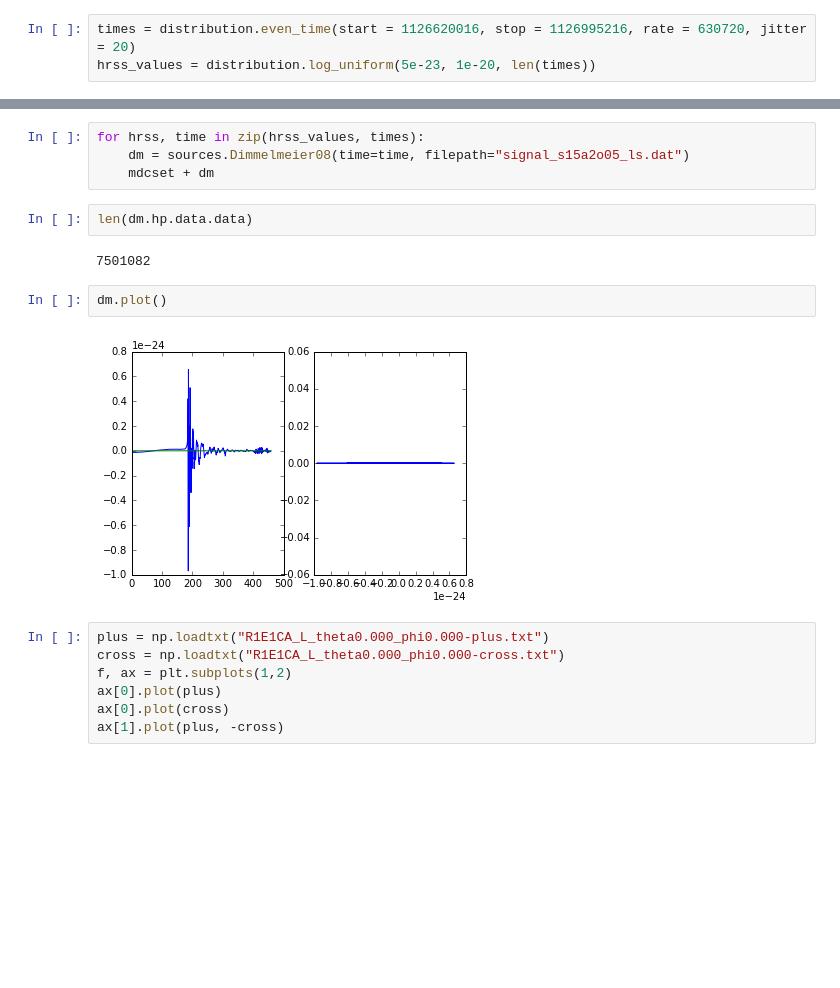
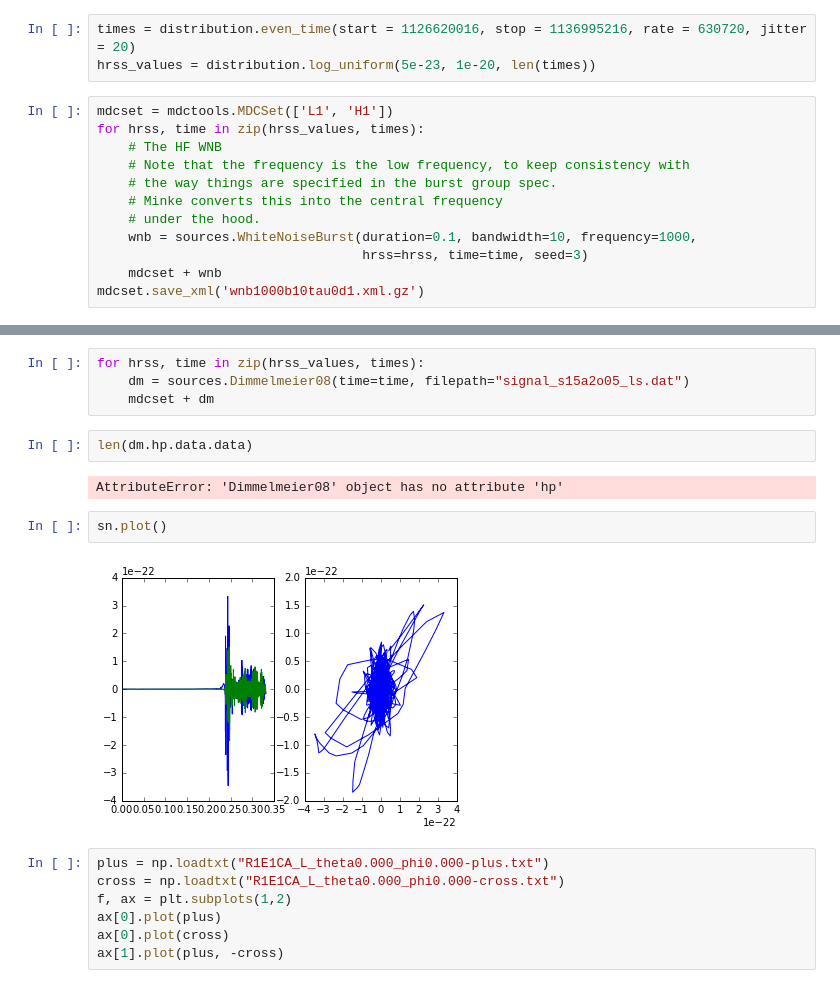
Before and after one commit to transientlunatic/minke, a Jupyter notebook: notebooks/Sine Gaussians.ipynb, the cells around one changed output, grey strips where cells are left out. Cells and saved outputs as stored; diff of their text form; blank space fills up the shorter version.

```diff
--- a/notebooks/Sine Gaussians.ipynb
+++ b/notebooks/Sine Gaussians.ipynb
@@ -9,8 +9,20 @@ import matplotlib.pyplot as plt
 # %%
 mdcset = mdctools.MDCSet(['L1', 'H1'])
 # %%
-times = distribution.even_time(start = 1126620016, stop = 1126995216, rate = 630720, jitter = 20)
+times = distribution.even_time(start = 1126620016, stop = 1136995216, rate = 630720, jitter = 20)
 hrss_values = distribution.log_uniform(5e-23, 1e-20, len(times))
+# %%
+mdcset = mdctools.MDCSet(['L1', 'H1'])
+for hrss, time in zip(hrss_values, times):
+    # The HF WNB
+    # Note that the frequency is the low frequency, to keep consistency with
+    # the way things are specified in the burst group spec.
+    # Minke converts this into the central frequency
+    # under the hood.
+    wnb = sources.WhiteNoiseBurst(duration=0.1, bandwidth=10, frequency=1000,
+                                  hrss=hrss, time=time, seed=3)
+    mdcset + wnb
+mdcset.save_xml('wnb1000b10tau0d1.xml.gz')
 # %%
 import numpy as np
 # %%
@@ -24,11 +36,11 @@ for hrss, time in zip(hrss_values, times):
 # %%
 len(dm.hp.data.data)
 # %% [output]
-7501082
+AttributeError: 'Dimmelmeier08' object has no attribute 'hp'
 # %%
-dm.plot()
+sn.plot()
 # %% [output]
-[figure, old version]
+[figure, new version]
 # %%
 plus = np.loadtxt("R1E1CA_L_theta0.000_phi0.000-plus.txt")
 cross = np.loadtxt("R1E1CA_L_theta0.000_phi0.000-cross.txt")
```
Also changed, not shown: 1 other file.
